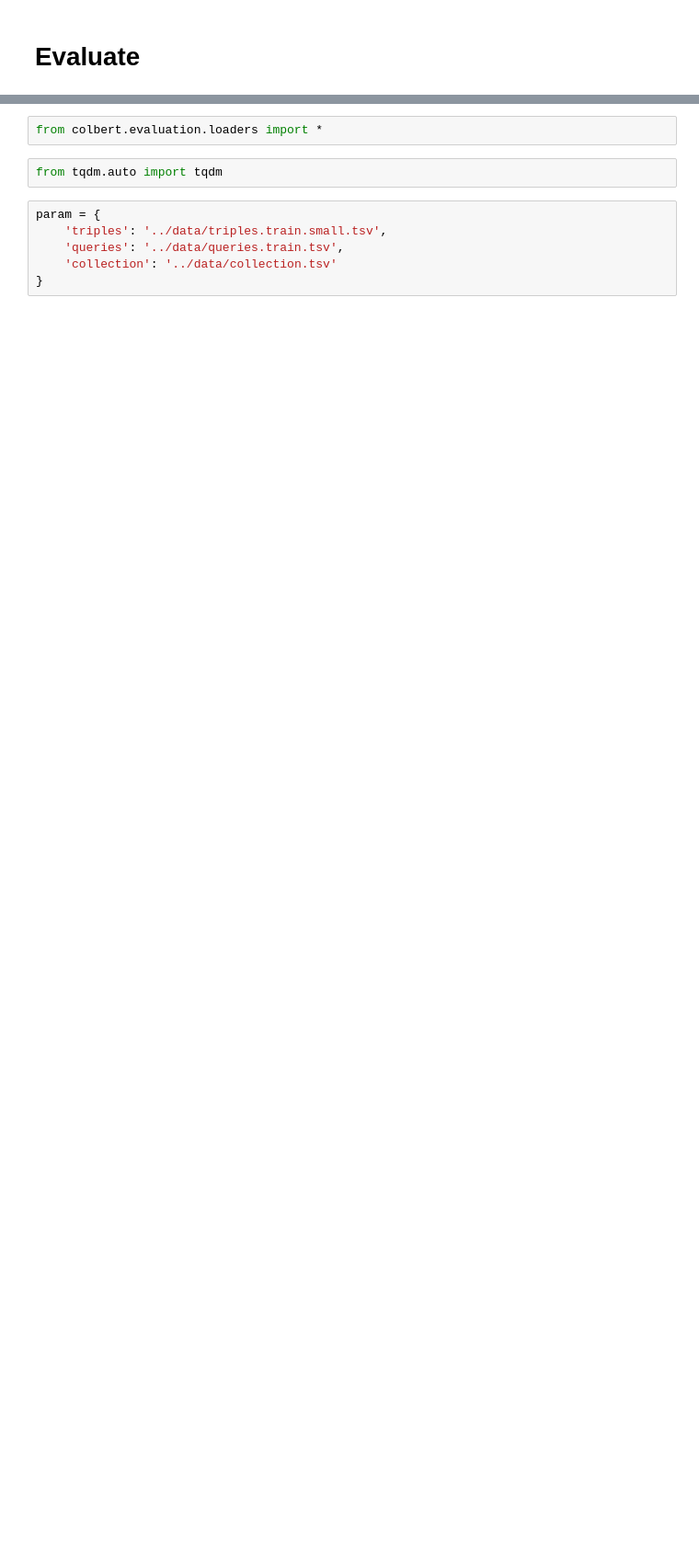
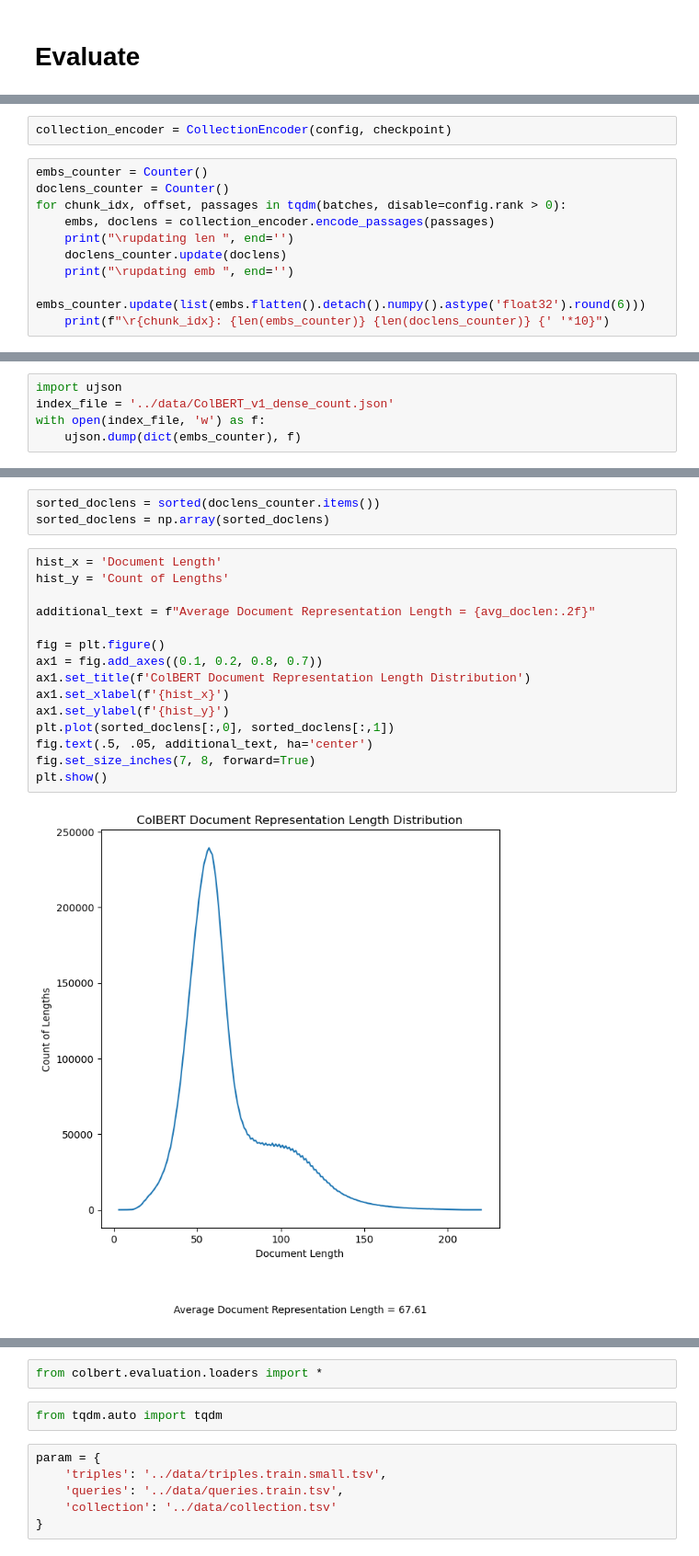
Before and after one commit to Ngo-Kevin/splade-colBERT, a Jupyter notebook: ColBERT/retraining_attempt.ipynb, the cells around one changed output, grey strips where cells are left out. Shown: that part at 92% size. Drawn from its saved outputs; the diff is of its cells as text; blank space fills up the shorter version.

```diff
--- a/ColBERT/retraining_attempt.ipynb
+++ b/ColBERT/retraining_attempt.ipynb
@@ -316,0 +769,12 @@ AssertionError
+# %%
+collection_encoder = CollectionEncoder(config, checkpoint)
+# %%
+embs_counter = Counter()
+doclens_counter = Counter()
+for chunk_idx, offset, passages in tqdm(batches, disable=config.rank > 0):
+    embs, doclens = collection_encoder.encode_passages(passages)
+    print("\rupdating len ", end='')
+    doclens_counter.update(doclens)
+    print("\rupdating emb ", end='')
+    embs_counter.update(list(embs.flatten().detach().numpy().astype('float32').round(6)))
+    print(f"\r{chunk_idx}: {len(embs_counter)} {len(doclens_counter)} {' '*10}")
@@ -316,0 +799,5 @@ AssertionError
+# %%
+import ujson
+index_file = '../data/ColBERT_v1_dense_count.json'
+with open(index_file, 'w') as f:
+    ujson.dump(dict(embs_counter), f)
@@ -316,0 +809,20 @@ AssertionError
+# %%
+sorted_doclens = sorted(doclens_counter.items())
+sorted_doclens = np.array(sorted_doclens)
+# %%
+hist_x = 'Document Length'
+hist_y = 'Count of Lengths'
+
+additional_text = f"Average Document Representation Length = {avg_doclen:.2f}"
+
+fig = plt.figure()
+ax1 = fig.add_axes((0.1, 0.2, 0.8, 0.7))
+ax1.set_title(f'ColBERT Document Representation Length Distribution')
+ax1.set_xlabel(f'{hist_x}')
+ax1.set_ylabel(f'{hist_y}')
+plt.plot(sorted_doclens[:,0], sorted_doclens[:,1])
+fig.text(.5, .05, additional_text, ha='center')
+fig.set_size_inches(7, 8, forward=True)
+plt.show()
+# %% [output]
+[figure, added]
```
Also changed, not shown: parts of 118 cells of this notebook, 26 other files.
